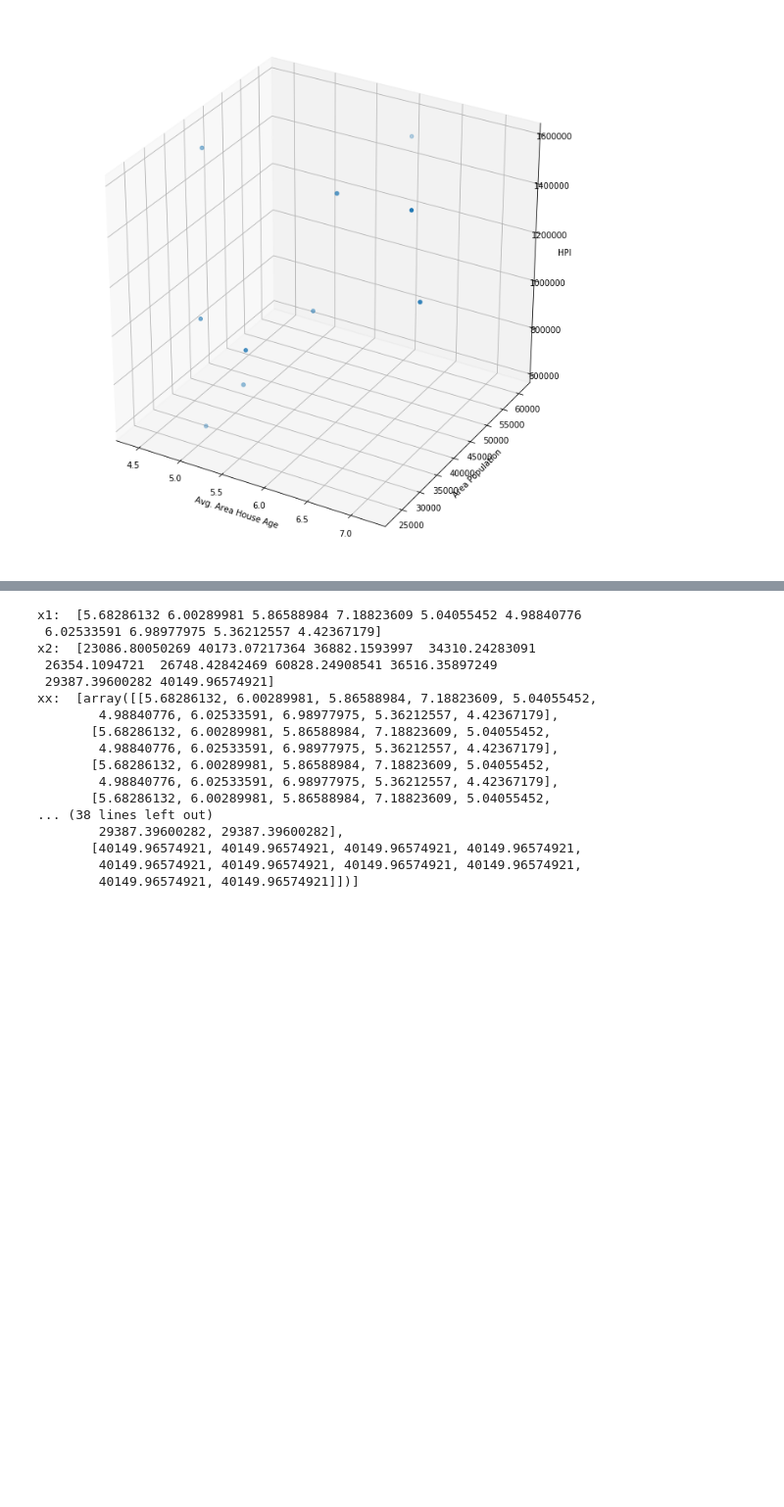
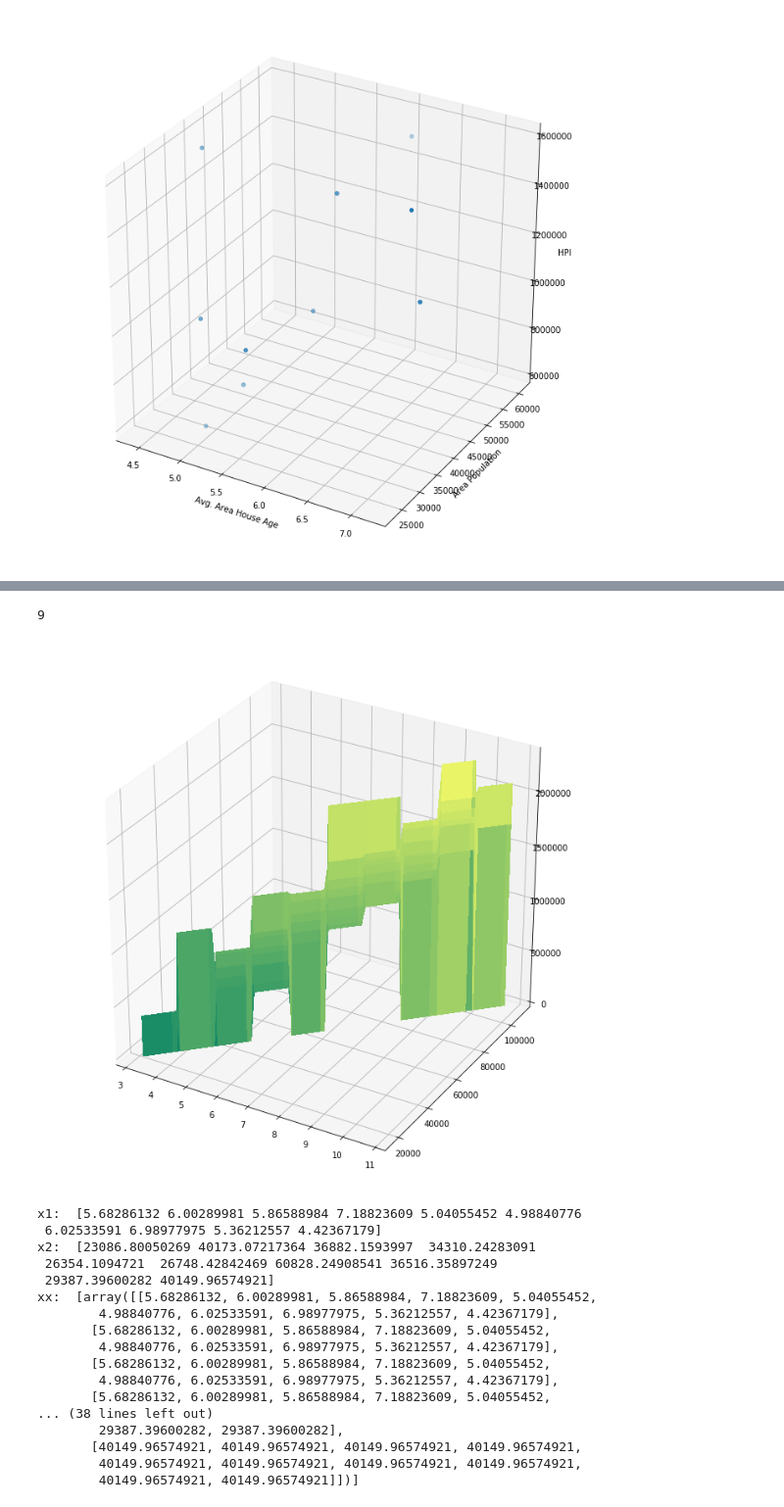
Before and after one commit to jdariasl/ML_IntroductoryCourse, a Jupyter notebook: library/HPI.ipynb, the cells around one changed output, grey strips where cells are left out. Shown: that part at 98% size. Cells and saved outputs as stored; diff of their text form; code cells hidden in the pictures; blank space fills up the shorter version.

Commit message:
Fix problems with histogram model and get plot

```diff
--- a/library/HPI.ipynb
+++ b/library/HPI.ipynb
@@ -154,15 +159,18 @@ unique model:  (9,)
 # %%
 def build_model(model, x1,x2):
-    newy = np.zeros(x1.shape[0])
+    newy = np.zeros((x1.shape[0],x2.shape[0]))
     y = model[0]
 
     rangex1 = model[1]
     rangex2 = model[2]
-    for i,value in enumerate(zip(x1,x2)):
-        binx = get_bin(rangex1,value[0])
-        binx2 = get_bin(rangex2, value[1])
-        newout = y[binx][binx2]
-        newy[i] = newout
+    for i in range(x1.shape[0]):
+        for j in range(x2.shape[0]):
+            binx = get_bin(rangex1,x1[i])
+            print("x1",binx)
+            binx2 = get_bin(rangex2, x2[j])
+            print("x2",binx2)
+            newy[i,j] = y[binx][binx2]
+
 
     return newy
 # %%
@@ -181,9 +189,9 @@ def plot_hpi(x="Avg. Area House Age", x2="Area Population", num_points = 100):
 
 def plot_hpi_regression(X,Y,Z):
     num_points = 100
-    zdata = y[0:num_points]
-    xdata = X[0:num_points,]
-    ydata = Y[0:num_points,]
+    zdata = Z#y[0:num_points]
+    xdata = X#X[0:num_points,]
+    ydata = Y#Y[0:num_points,]
 
 
 
@@ -191,10 +199,10 @@ def plot_hpi_regression(X,Y,Z):
     ax = fig.gca(projection='3d')
 
     # Plot the surface.
-    surf = ax.plot_trisurf(X, Y, Z, cmap=cm.summer,
+    surf = ax.plot_surface(X, Y, Z, cmap=cm.summer,
                                linewidth=0.2, antialiased=False)
 
-    ax.scatter3D(xdata, ydata, zdata, cmap='Greens');
+    #ax.scatter3D(xdata, ydata, zdata, cmap='Greens');
 
     plt.show()
 # %%
@@ -222,5 +236,5 @@ plot_h = plot_hpi(num_points=10)
 # %%
-newx1 = create_samples(x1,newpoints=40000)
-newx2 = create_samples(x2,newpoints=40000)
+newx1 = create_samples(x1,newpoints=100)
+newx2 = create_samples(x2,newpoints=100)
 print(newx1.shape,newx1.shape)
 # %% [output]
@@ -228,4 +242,4 @@ print(newx1.shape,newx1.shape)
 # %%
-newy = build_model(model,newx1,newx1)
-print("shape newy", newy.shape, np.unique(newy).shape)
+newy = build_model(model,newx1,newx2)
+print("shape newy", newy.shape, " unique ",np.unique(newy).shape)
 # %% [output]
@@ -238,3 +306,11 @@ plot_hpi_regression(newx1[0:point],newx2[0:point],newy[0:point])
+# %%
+get_bin(model[1],newx1[99])
+# %% [output]
+9
+# %%
+plot_hpi_regression(newx1,newx2,newy)
+# %% [output]
+[figure, added]
 # %%
 xx = np.meshgrid(x1[0:10],x2[0:10])
 print("x1: ",x1[0:10])
```
Also changed, not shown: parts of 12 cells of this notebook, 2 other files.
